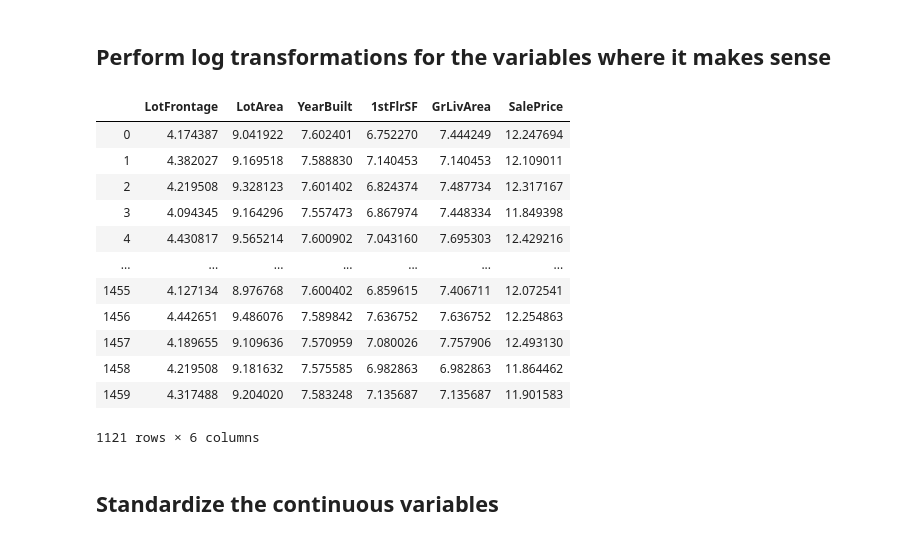
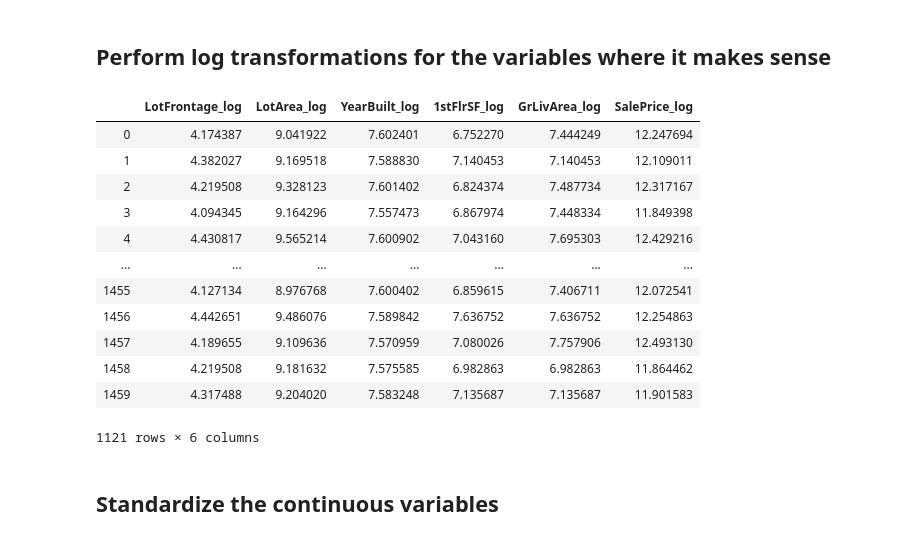
Before and after one commit to gywooo1/dsc-feature-scaling-and-normalization-lab-hbs-ds-060120, a Jupyter notebook: index.ipynb, the cells around one changed output. Saved outputs shown, nothing was run; the diff lists cells and outputs as text; code cells hidden in the pictures.

```diff
--- a/index.ipynb
+++ b/index.ipynb
@@ -77,13 +77,14 @@ array([[<matplotlib.axes._subplots.AxesSubplot object at 0x...>,
 # %%
 # Your code here
 import numpy as np
 
 col_name = [f'{column}_log' for column in cont]
 
 ames_cont_log = ames_cont.apply(lambda col: np.log(col))
-ames_cont_log.columns =
+ames_cont_log.columns = col_name
+ames_cont_log.hist(fig.size )
 # %% [output]
-|  | LotFrontage | LotArea | YearBuilt | 1stFlrSF | GrLivArea | SalePrice |
+|  | LotFrontage_log | LotArea_log | YearBuilt_log | 1stFlrSF_log | GrLivArea_log | SalePrice_log |
 | 0 | 4.174387 | 9.041922 | 7.602401 | 6.752270 | 7.444249 | 12.247694 |
 | 1 | 4.382027 | 9.169518 | 7.588830 | 7.140453 | 7.140453 | 12.109011 |
 | 2 | 4.219508 | 9.328123 | 7.601402 | 6.824374 | 7.487734 | 12.317167 |
```
